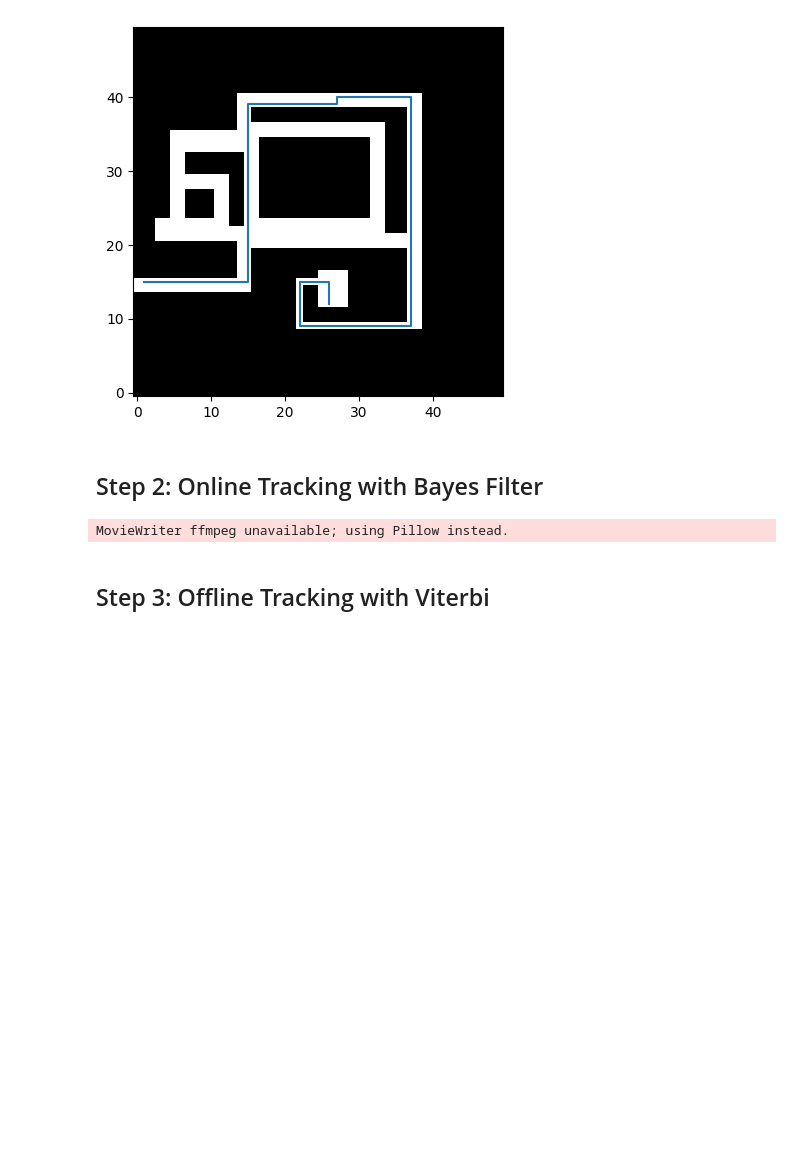
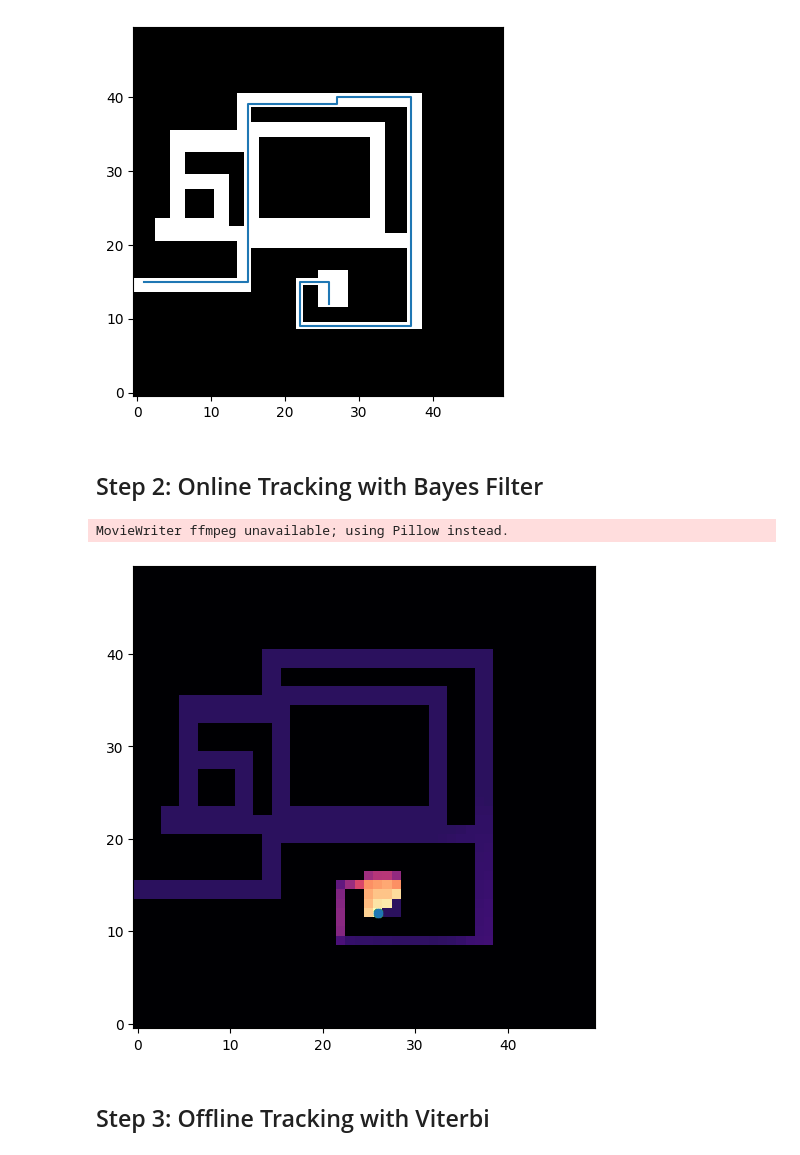
Before and after one commit to hwilt/CS477, a Jupyter notebook: Class_Exercises/Week05/RobotLocalization/RobotLocalization.ipynb, the cells around one changed output. Drawn from its saved outputs; the diff is of its cells as text; code cells hidden in the pictures; blank space fills up the shorter version.

```diff
--- a/Class_Exercises/Week05/RobotLocalization/RobotLocalization.ipynb
+++ b/Class_Exercises/Week05/RobotLocalization/RobotLocalization.ipynb
@@ -62,29 +59,28 @@ plt.plot(X[:, 0], X[:, 1])
 # %%
 frames = [] # for storing the generated images
 fig = plt.figure(figsize=(6, 6))
-K = env.X.shape[0] # Number of states
-
-belief = np.ones(K)/K # Initial belief
+num_states = env.X.shape[0] # Number of states
+belief = np.ones(num_states)/num_states # Initial belief
 
 for i in range(X.shape[0]): # T Filter every measurement that comes in   T = X.shape[0]
     ## TODO: Bayes filtering for this frame index
-    probs = np.zeros(K)
-    for j in range(K):
-        for k in env.neighbors[j]:
-            # belief at k times probablity to transition from k to j
+    probs = np.zeros(num_states)
+    for j in range(num_states): # For every possible state
+        for k in env.neighbors[j]: # Every state I could have come from to get to j
+            # belief at k times probability to transition from k to j
             probs[j] += belief[k]*(1/len(env.neighbors[k]))
-        probs[j] = probs[j]*get_measurement_prob(state_scans[j], observed_scans[i], 4)
-        #belief[j]
+        probs[j] = probs[j]*get_measurement_prob(state_scans[j], observed_scans[i], alpha)
 
+    belief = probs / np.sum(probs)
 
-    belief = probs/np.sum(probs)
     plot = env.plot_probabilities(belief, p=1e-2)
     plot.append(plt.scatter([X[i, 0]], [X[i, 1]], c='C0'))
     frames.append(plot)
 ani = animation.ArtistAnimation(fig, frames, interval=200, blit=True, repeat_delay=1000)
 ani.save("BayesFilter.gif")
 # %% [output]
 MovieWriter ffmpeg unavailable; using Pillow instead.
+[figure, added]
 # %% [markdown]
 ## Step 3: Offline Tracking with Viterbi
 # %%
```
Also changed, not shown: parts of 2 cells of this notebook, 1 other file.
